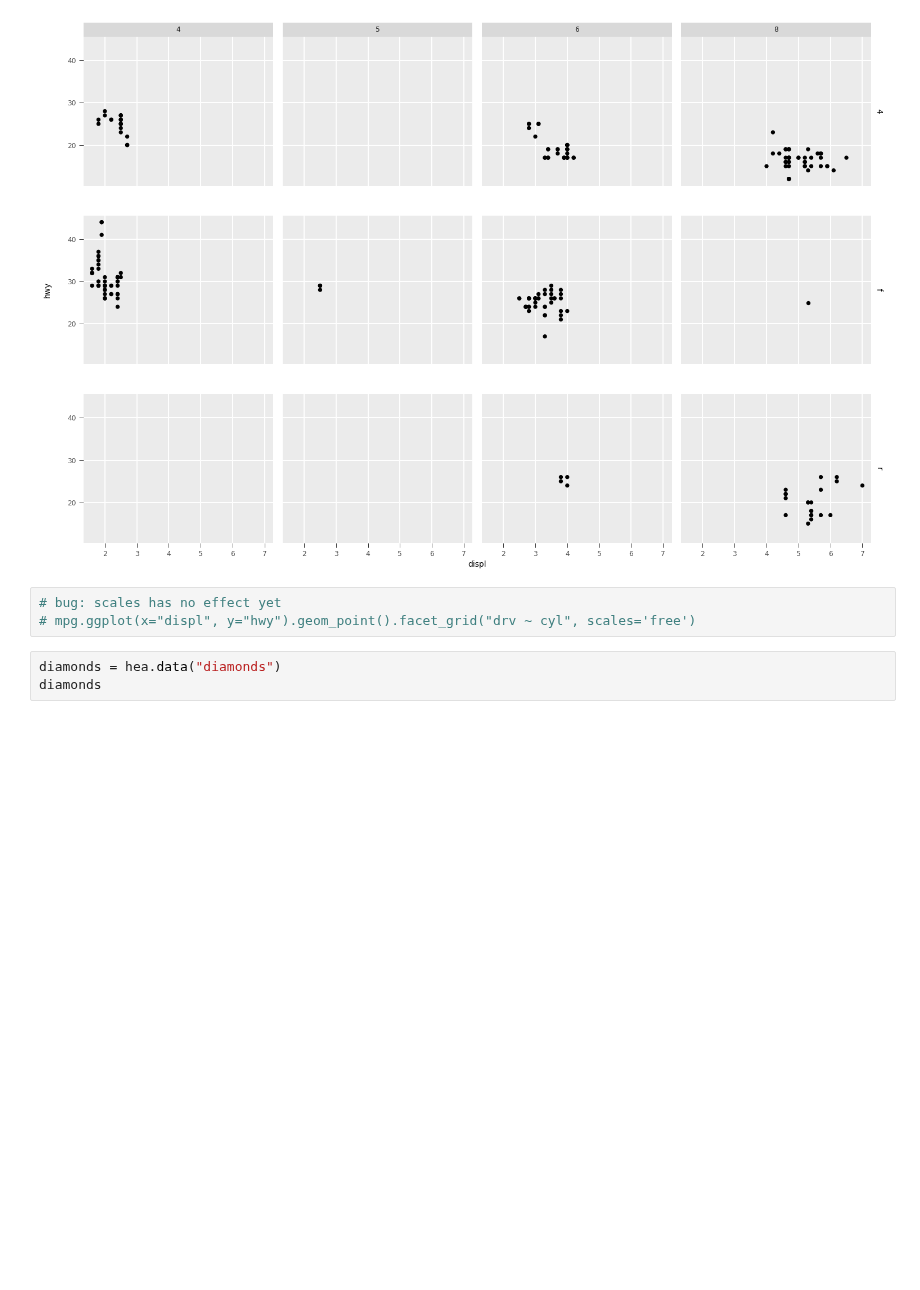
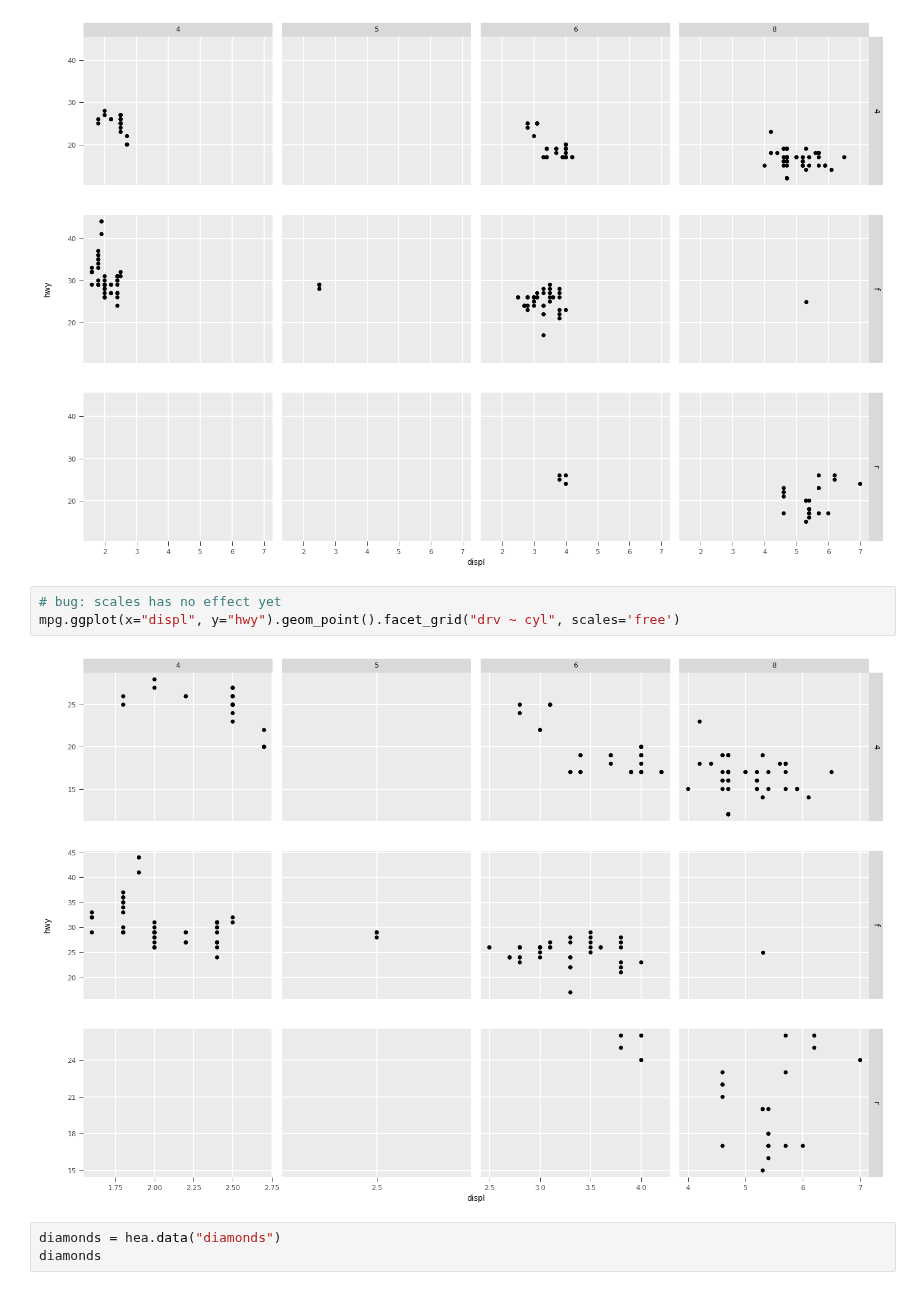
Before and after one commit to huangziwei/hea, a Jupyter notebook: example/books/dataframe.ipynb, the cells around one changed output. Cells and saved outputs as stored; diff of their text form; blank space fills up the shorter version.

Commit message:
fix: ggplot/geom*(stat)

```diff
--- a/example/books/dataframe.ipynb
+++ b/example/books/dataframe.ipynb
@@ -1128,7 +1128,9 @@ mpg.ggplot(x="displ", y="hwy").geom_point().facet_grid("drv ~ cyl")
 [figure]
 # %%
 # bug: scales has no effect yet
-# mpg.ggplot(x="displ", y="hwy").geom_point().facet_grid("drv ~ cyl", scales='free')
+mpg.ggplot(x="displ", y="hwy").geom_point().facet_grid("drv ~ cyl", scales='free')
+# %% [output]
+[figure, added]
 # %%
 diamonds = hea.data("diamonds")
 diamonds
```
Also changed, not shown: parts of 2 cells of this notebook, 10 other files.
